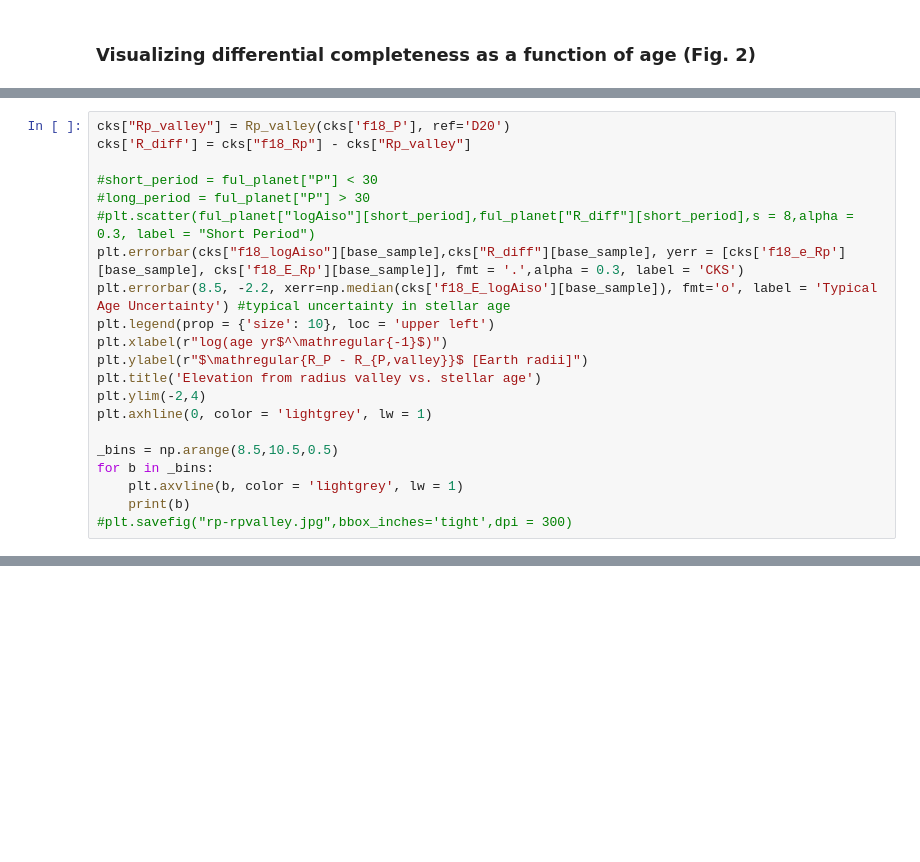
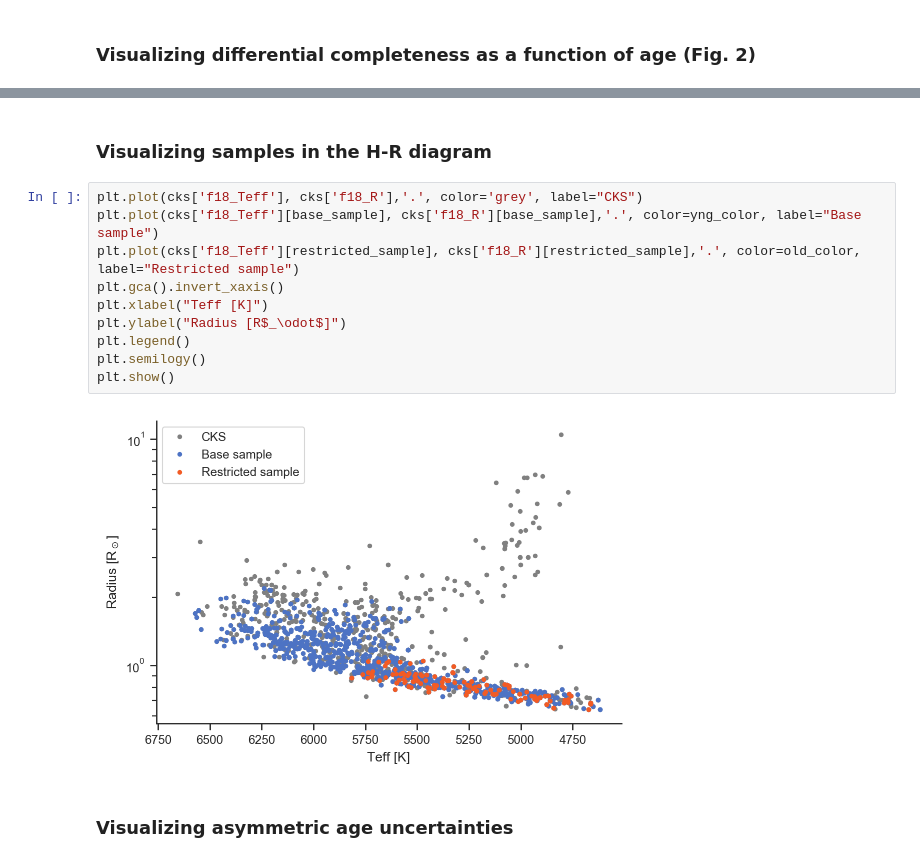
Before and after one commit to angelis21/Kepler-Exoplanet-Evolution, a Jupyter notebook: Kepler Exoplanet Evolution/notebooks/se_sn_ratio.ipynb, the cells around one changed output, grey strips where cells are left out. Cells and saved outputs as stored; diff of their text form; blank space fills up the shorter version.

```diff
--- a/Kepler Exoplanet Evolution/notebooks/se_sn_ratio.ipynb
+++ b/Kepler Exoplanet Evolution/notebooks/se_sn_ratio.ipynb
@@ -975,21 +540,0 @@ KeyError: 'R_diff'
-# %%
-cks["Rp_valley"] = Rp_valley(cks['f18_P'], ref='D20')
-cks['R_diff'] = cks["f18_Rp"] - cks["Rp_valley"]
-
-#short_period = ful_planet["P"] < 30
-#long_period = ful_planet["P"] > 30
-#plt.scatter(ful_planet["logAiso"][short_period],ful_planet["R_diff"][short_period],s = 8,alpha = 0.3, label = "Short Period")
-plt.errorbar(cks["f18_logAiso"][base_sample],cks["R_diff"][base_sample], yerr = [cks['f18_e_Rp'][base_sample], cks['f18_E_Rp'][base_sample]], fmt = '.',alpha = 0.3, label = 'CKS')
-plt.errorbar(8.5, -2.2, xerr=np.median(cks['f18_E_logAiso'][base_sample]), fmt='o', label = 'Typical Age Uncertainty') #typical uncertainty in stellar age
-plt.legend(prop = {'size': 10}, loc = 'upper left')
-plt.xlabel(r"log(age yr$^\mathregular{-1}$)")
-plt.ylabel(r"$\mathregular{R_P - R_{P,valley}}$ [Earth radii]")
-plt.title('Elevation from radius valley vs. stellar age')
-plt.ylim(-2,4)
-plt.axhline(0, color = 'lightgrey', lw = 1)
-
-_bins = np.arange(8.5,10.5,0.5)
-for b in _bins:
-    plt.axvline(b, color = 'lightgrey', lw = 1)
-    print(b)
-#plt.savefig("rp-rpvalley.jpg",bbox_inches='tight',dpi = 300)
@@ -2162,0 +1047,16 @@ m = m_FP & m_ms &\
+# %% [markdown]
+### Visualizing samples in the H-R diagram
+# %%
+plt.plot(cks['f18_Teff'], cks['f18_R'],'.', color='grey', label="CKS")
+plt.plot(cks['f18_Teff'][base_sample], cks['f18_R'][base_sample],'.', color=yng_color, label="Base sample")
+plt.plot(cks['f18_Teff'][restricted_sample], cks['f18_R'][restricted_sample],'.', color=old_color, label="Restricted sample")
+plt.gca().invert_xaxis()
+plt.xlabel("Teff [K]")
+plt.ylabel("Radius [R$_\odot$]")
+plt.legend()
+plt.semilogy()
+plt.show()
+# %% [output]
+[figure, added]
+# %% [markdown]
+### Visualizing asymmetric age uncertainties
```
Also changed, not shown: parts of 62 cells of this notebook, 6 other files.
